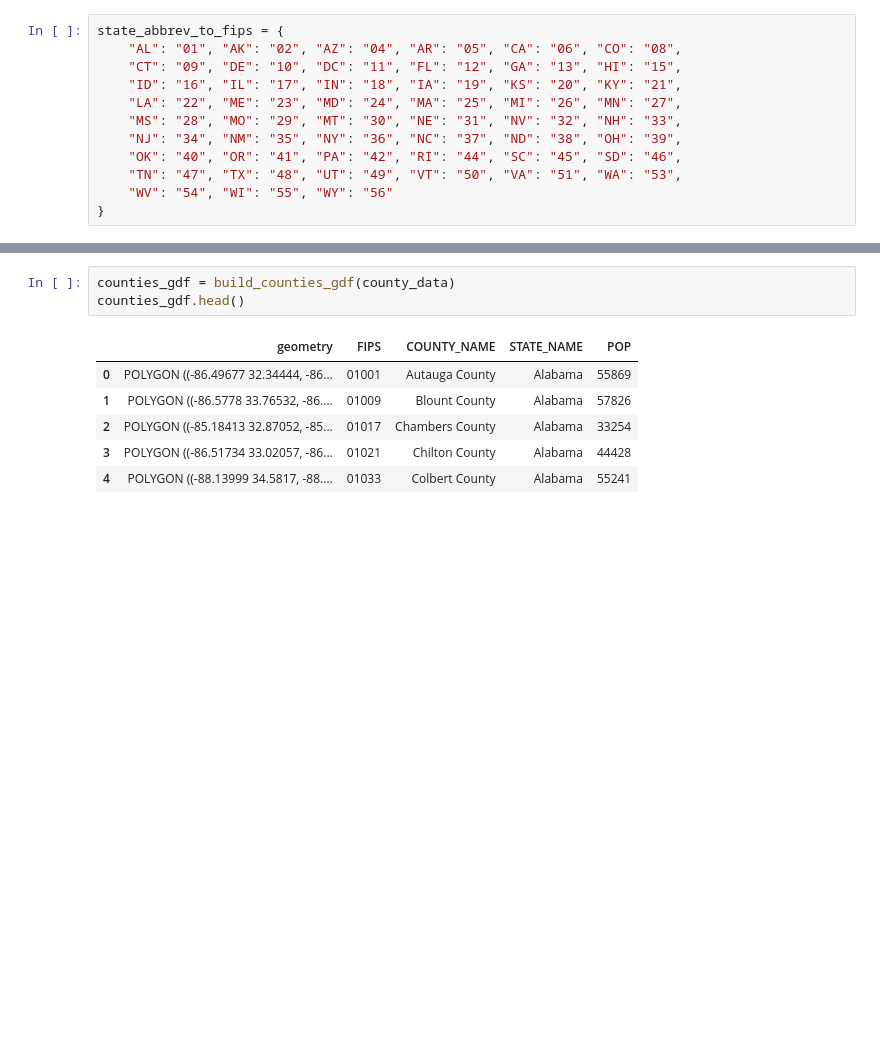
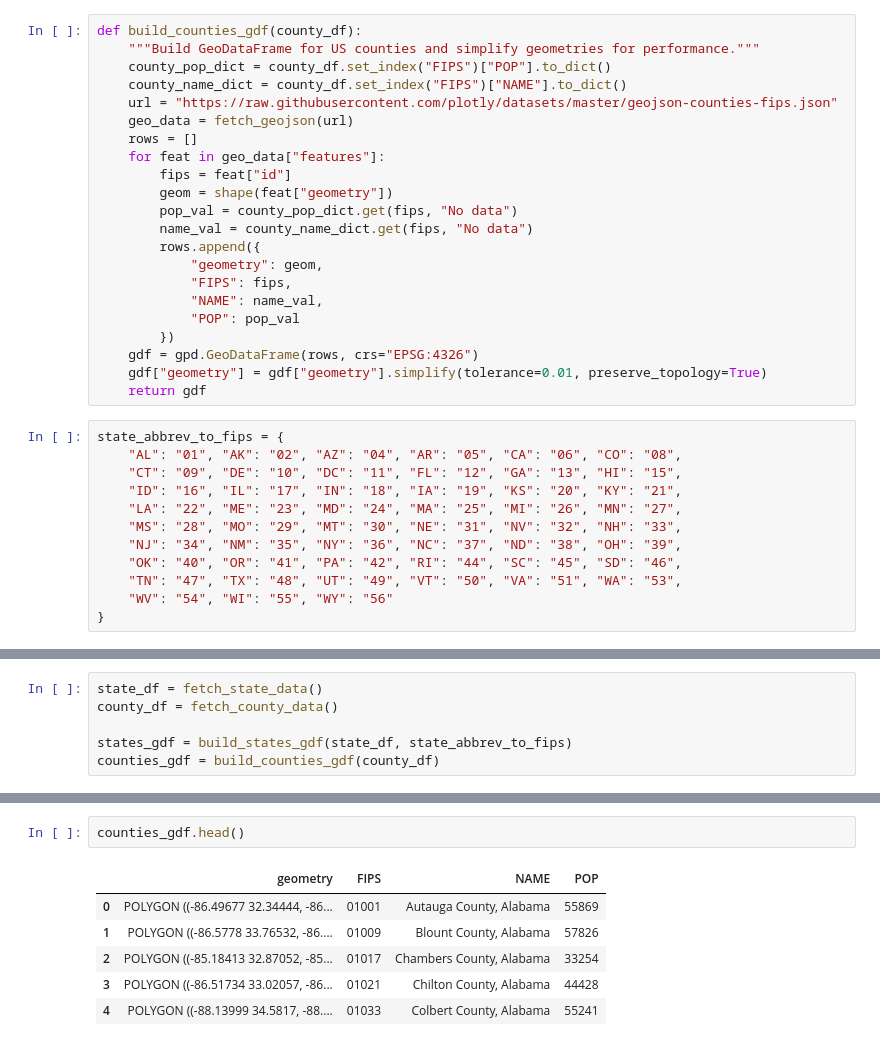
Before and after one commit to vanderbilt-data-science/climate-policy, a Jupyter notebook: maps_testing.ipynb, the cells around one changed output, grey strips where cells are left out. Saved outputs shown, nothing was run; the diff lists cells and outputs as text; blank space fills up the shorter version.

Commit message:
moved data processing to helper file for maps

```diff
--- a/maps_testing.ipynb
+++ b/maps_testing.ipynb
@@ -68,3 +63,25 @@ def fetch_geojson(url: str):
+# %%
+def build_counties_gdf(county_df):
+    """Build GeoDataFrame for US counties and simplify geometries for performance."""
+    county_pop_dict = county_df.set_index("FIPS")["POP"].to_dict()
+    county_name_dict = county_df.set_index("FIPS")["NAME"].to_dict()
+    url = "https://raw.githubusercontent.com/plotly/datasets/master/geojson-counties-fips.json"
+    geo_data = fetch_geojson(url)
+    rows = []
+    for feat in geo_data["features"]:
+        fips = feat["id"]
+        geom = shape(feat["geometry"])
+        pop_val = county_pop_dict.get(fips, "No data")
+        name_val = county_name_dict.get(fips, "No data")
+        rows.append({
+            "geometry": geom,
+            "FIPS": fips,
+            "NAME": name_val,
+            "POP": pop_val
+        })
+    gdf = gpd.GeoDataFrame(rows, crs="EPSG:4326")
+    gdf["geometry"] = gdf["geometry"].simplify(tolerance=0.01, preserve_topology=True)
+    return gdf
 # %%
 state_abbrev_to_fips = {
     "AL": "01", "AK": "02", "AZ": "04", "AR": "05", "CA": "06", "CO": "08",
@@ -104 +170,7 @@ state_gdf = build_states_gdf(state_data, state_abbrev_to_fips)
+# %%
+state_df = fetch_state_data()
+county_df = fetch_county_data()
+
+states_gdf = build_states_gdf(state_df, state_abbrev_to_fips)
+counties_gdf = build_counties_gdf(county_df)
 # %%
@@ -141,10 +203,9 @@ def build_counties_gdf(county_df):
 # %%
-counties_gdf = build_counties_gdf(county_data)
 counties_gdf.head()
 # %% [output]
-|  | geometry | FIPS | COUNTY_NAME | STATE_NAME | POP |
-| 0 | POLYGON ((-86.49677 32.34444, -86... | 01001 | Autauga County | Alabama | 55869 |
-| 1 | POLYGON ((-86.5778 33.76532, -86.... | 01009 | Blount County | Alabama | 57826 |
-| 2 | POLYGON ((-85.18413 32.87052, -85... | 01017 | Chambers County | Alabama | 33254 |
-| 3 | POLYGON ((-86.51734 33.02057, -86... | 01021 | Chilton County | Alabama | 44428 |
-| 4 | POLYGON ((-88.13999 34.5817, -88.... | 01033 | Colbert County | Alabama | 55241 |
+|  | geometry | FIPS | NAME | POP |
+| 0 | POLYGON ((-86.49677 32.34444, -86... | 01001 | Autauga County, Alabama | 55869 |
+| 1 | POLYGON ((-86.5778 33.76532, -86.... | 01009 | Blount County, Alabama | 57826 |
+| 2 | POLYGON ((-85.18413 32.87052, -85... | 01017 | Chambers County, Alabama | 33254 |
+| 3 | POLYGON ((-86.51734 33.02057, -86... | 01021 | Chilton County, Alabama | 44428 |
+| 4 | POLYGON ((-88.13999 34.5817, -88.... | 01033 | Colbert County, Alabama | 55241 |
```
Also changed, not shown: parts of 22 cells of this notebook, 8 other files.
